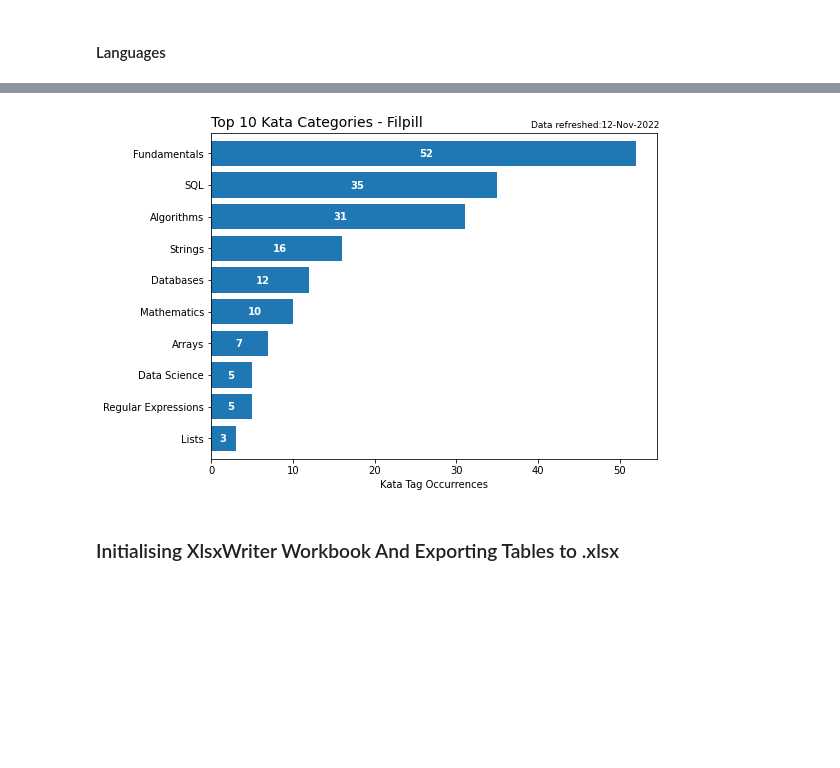
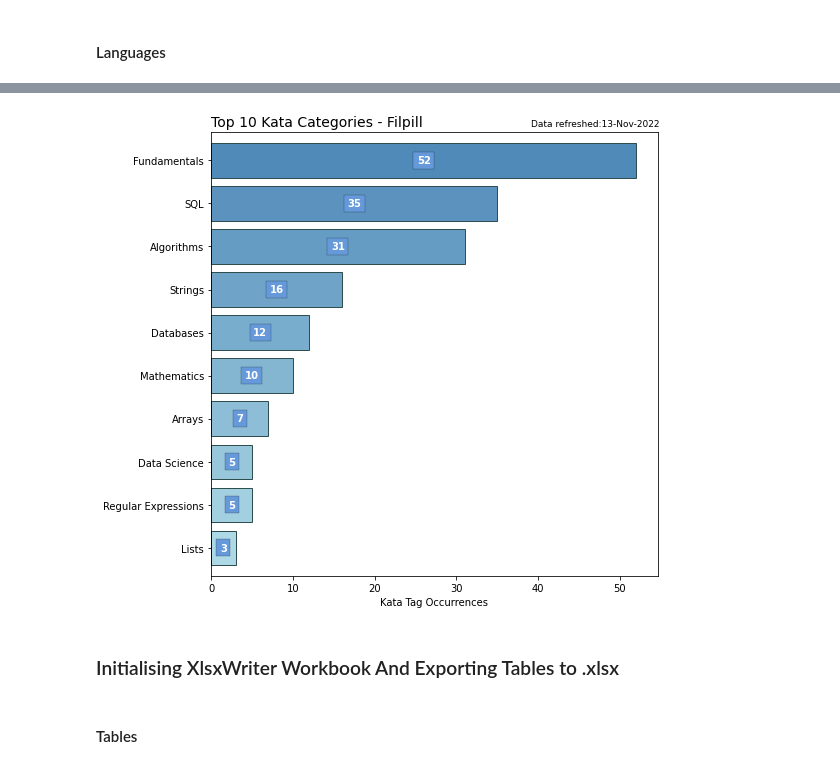
Before and after one commit to Filpill/codewars-stats, a Jupyter notebook: codewars_filpill.ipynb, the cells around one changed output, grey strips where cells are left out. Saved outputs shown, nothing was run; the diff lists cells and outputs as text; code cells hidden in the pictures; blank space fills up the shorter version.

```diff
--- a/codewars_filpill.ipynb
+++ b/codewars_filpill.ipynb
@@ -325,15 +268,17 @@ df_tags.tail(10)
 # %%
 def chart_annotation(df,ax,chart_type,x_offset,y_offset):
     #Text Annotations
+    [r,g,b] = [.4,.6,.85]
+    [lw,pad] = [0.2,3.5]
     date_str = date.today().strftime("%d-%b-%Y")
     for i,count in enumerate(df['Count']):
         if count > 0:
             if chart_type == 'bar':
-                h_off = -0.075 #Horizontal text offset
-                ax.text(i+h_off,count/2,count,fontsize=10,color='white',weight='bold')
+                ax.text(i,count*0.5,count,fontsize=10,color='white',weight='bold',
+                        bbox=dict(fc=(r, g, b), lw=lw, pad=pad),va='center',ha='center')
             elif chart_type == 'barh':
-                h_off = -0.1 #Horizontal text offset
-                ax.text(count/2-0.5,i+h_off,count,fontsize=10,color='white',weight='bold')
+                ax.text(count*0.5,i,count,fontsize=10,color='white',weight='bold',
+                        bbox=dict(fc=(r, g, b), lw=lw, pad=pad),va='center',ha='center')
 
     # Positional coordinates for Data Refresh Text
     if chart_type == 'bar':
@@ -345,5 +290,17 @@ def chart_annotation(df,ax,chart_type,x_offset,y_offset):
     ax = ax.text(x_pos,y_pos,f'Data refreshed:{date_str}',fontsize =9,horizontalalignment='right')
 # %% [markdown]
 #### Monthly Kata Completions
+# %%
+# Border Parameters
+border_size = 8
+border_color = 'darkslategrey'
+
+# Making a colormap to map onto the bar chart
+def cmap_list(df):
+    clist = [(0, "lightblue"), (1, "steelblue")]
+    rvb = mcolors.LinearSegmentedColormap.from_list('',clist)
+    df_range = np.arange(df.shape[0]).astype(float)
+    color = rvb(df_range/df.shape[0])
+    return color
 # %%
 #Plotting a Monthly Completion Rate
@@ -425,27 +416,33 @@ plt.savefig('charts/language_pie.png',dpi=100)
 # %%
 #Plotting Categories
 number_of_tags = 10
 plot_tags = df_tags.tail(number_of_tags)
-
-fig, ax = plt.subplots(figsize=(8,6))
+color = cmap_list(plot_tags)
+fig, ax = plt.subplots(figsize=(8,7.125),linewidth=border_size)
 chart_type = 'barh'
-ax = plot_tags.plot('Tags','Count',kind=chart_type,ax=ax,width=0.8)
+ax = plot_tags.plot('Tags','Count',kind=chart_type,ax=ax,width=0.8,ec='darkslategrey',color=color)
 ax.set_title(f'Top {number_of_tags} Kata Categories - {user}',loc='left',fontsize=14)
 ax.tick_params(axis='x',rotation=0)
 ax.get_legend().remove()
 ax.set_ylabel('')
 ax.set_xlabel('Kata Tag Occurrences')
+plt.tight_layout()
+
+#Setting a backround color
+fig.set_facecolor('white')
 
 # Text Annotations
 [x_offset,y_offset] = [-0.2,2.8] #Data refresh text offset
 chart_annotation(plot_tags,ax,chart_type,x_offset,y_offset)
 
 #Saving Chart
-plt.savefig('charts/top_tags.png',dpi=100)
+plt.savefig('charts/top_tags.png',edgecolor = border_color,dpi = 150)
 # %% [output]
-[figure, old version]
+[figure, new version]
 # %% [markdown]
 ### Initialising XlsxWriter Workbook And Exporting Tables to .xlsx
+# %% [markdown]
+#### Tables
 # %%
 #-------------------------------------------------------
 #-------------.xlsx workbook initialisation-------------
```
Also changed, not shown: parts of 21 cells of this notebook, 5 other files.
